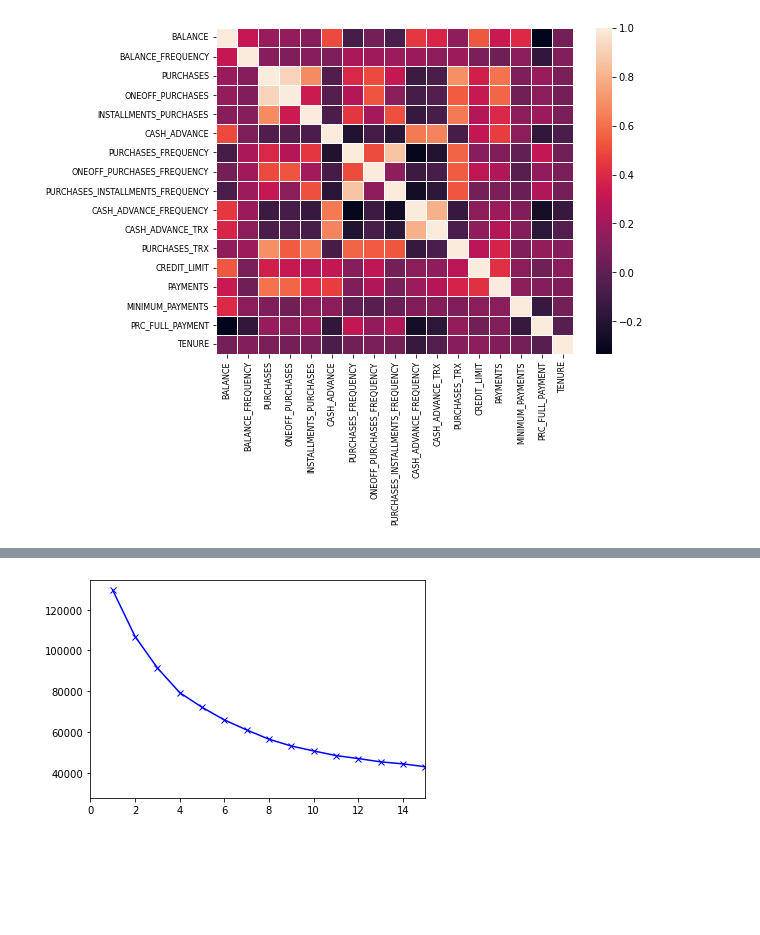
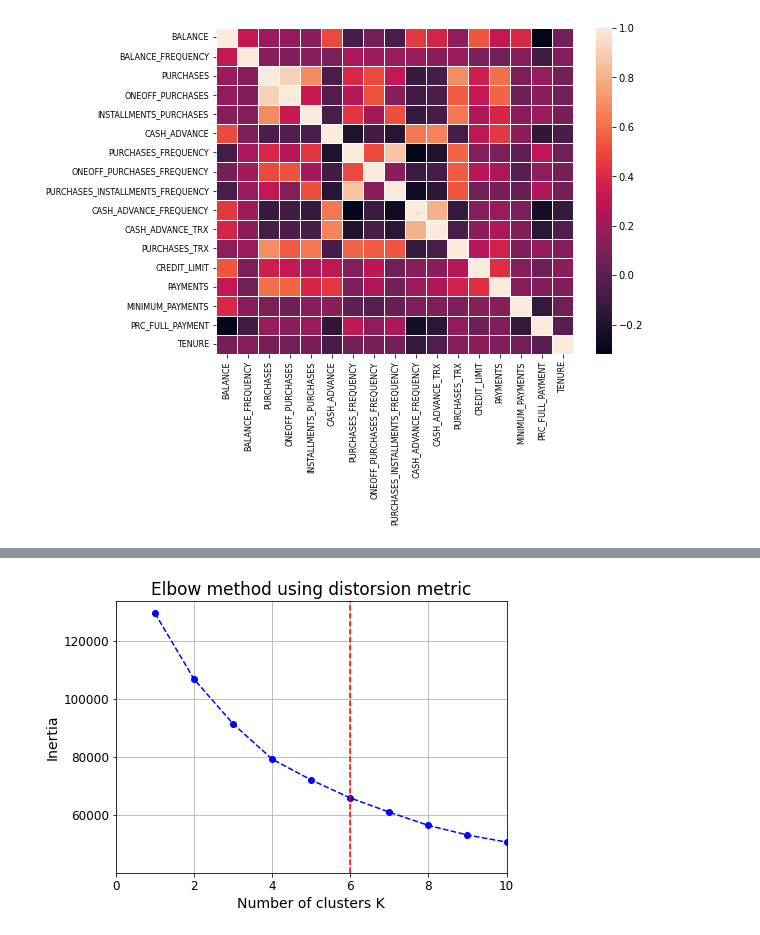
Before and after one commit to cristhianroman667/csce633_hw04, a Jupyter notebook: roman_cristhian_hw4_csce633.ipynb, the cells around one changed output, grey strips where cells are left out. Saved outputs shown, nothing was run; the diff lists cells and outputs as text; code cells hidden in the pictures; blank space fills up the shorter version.

```diff
--- a/roman_cristhian_hw4_csce633.ipynb
+++ b/roman_cristhian_hw4_csce633.ipynb
@@ -85,0 +486,12 @@ plt.show()
+# %%
+fig = plt.figure(figsize=(10,10))
+ax = fig.add_subplot(projection='3d')
+
+colors = [plt.cm.tab20(0), plt.cm.tab20(1), plt.cm.tab20(2), plt.cm.tab20(3), plt.cm.tab20(4), plt.cm.tab20(5), plt.cm.tab20(6), plt.cm.tab20(7), plt.cm.tab20(7)]
+
+for k in range(k_optimal):
+    mask = kmeans.labels_ == k
+    ax.scatter(umap_x[mask][:,0], umap_x[mask][:,1], umap_x[mask][:,2], color=colors[k], label=str(k))
+
+plt.legend()
+plt.show()
@@ -86,19 +566,26 @@ plt.show()
 # %%
 list_features = features[0:15]
 X = df[list_features].values
-# %%
-sc = StandardScaler()
-X = sc.fit_transform(X)
 # %%
 inertias = []
 
-for k in range(1, 30):
+for k in range(1, 10):
     kmeans = KMeans(n_clusters=k, random_state=0, init='random')
     kmeans.fit(X)
     inertias.append(kmeans.inertia_)
+# %%
+k_optimal = calculate_optimal_k(inertias)
 # %%
-plt.plot(range(1, 30), inertias, 'bx-')
-plt.xlim([0, 15])
+plt.figure(figsize=(7, 5))
+plt.plot(range(1, 15), inertias, 'bo--')
+plt.axvline(x=k_optimal, linestyle='dashed', c='red')
+plt.title('Elbow method using distorsion metric', fontsize=17)
+plt.xlabel('Number of clusters K', fontsize=14)
+plt.ylabel('Inertia', fontsize=14)
+plt.xticks(fontsize=12)
+plt.yticks(fontsize=12)
+plt.xlim([0, 10])
+plt.grid()
 plt.show()
 # %% [output]
-[figure, old version]
+[figure, new version]
```
Also changed, not shown: parts of 76 cells of this notebook, 2 other files.
